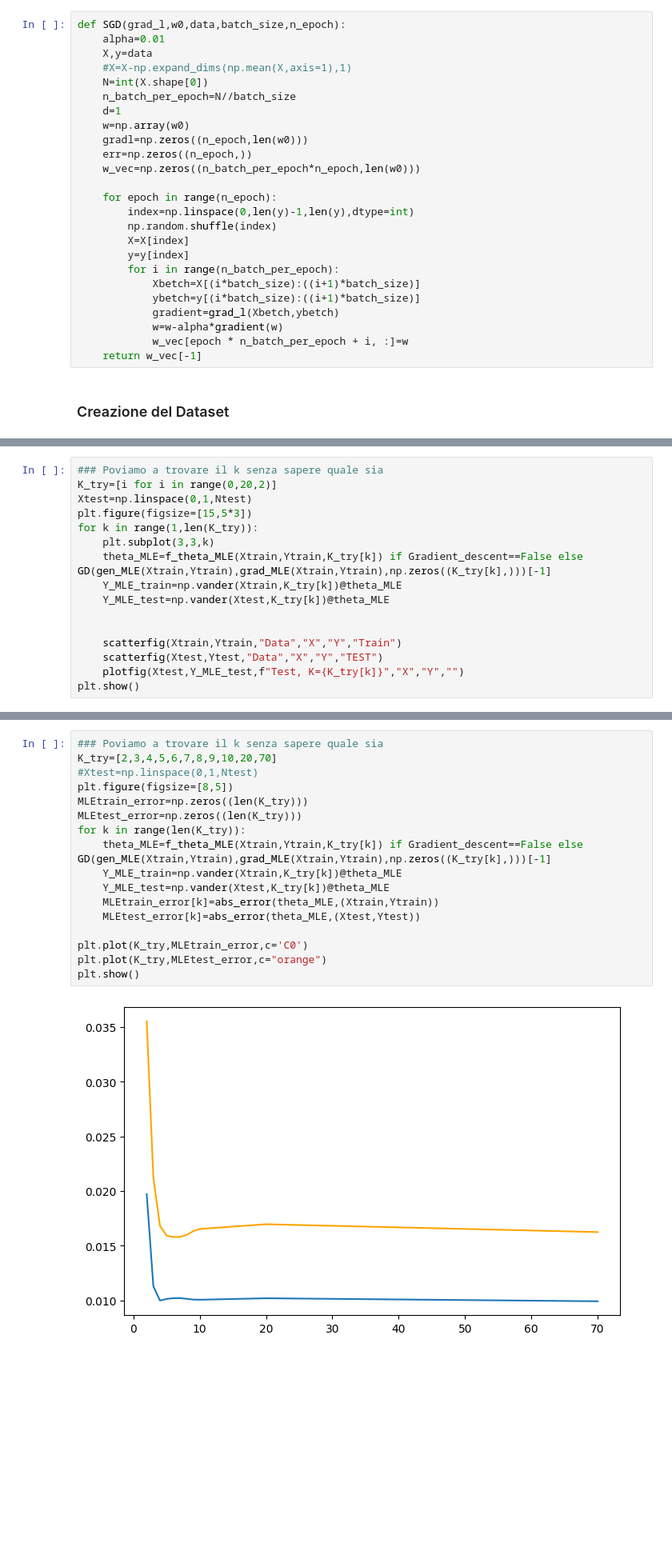
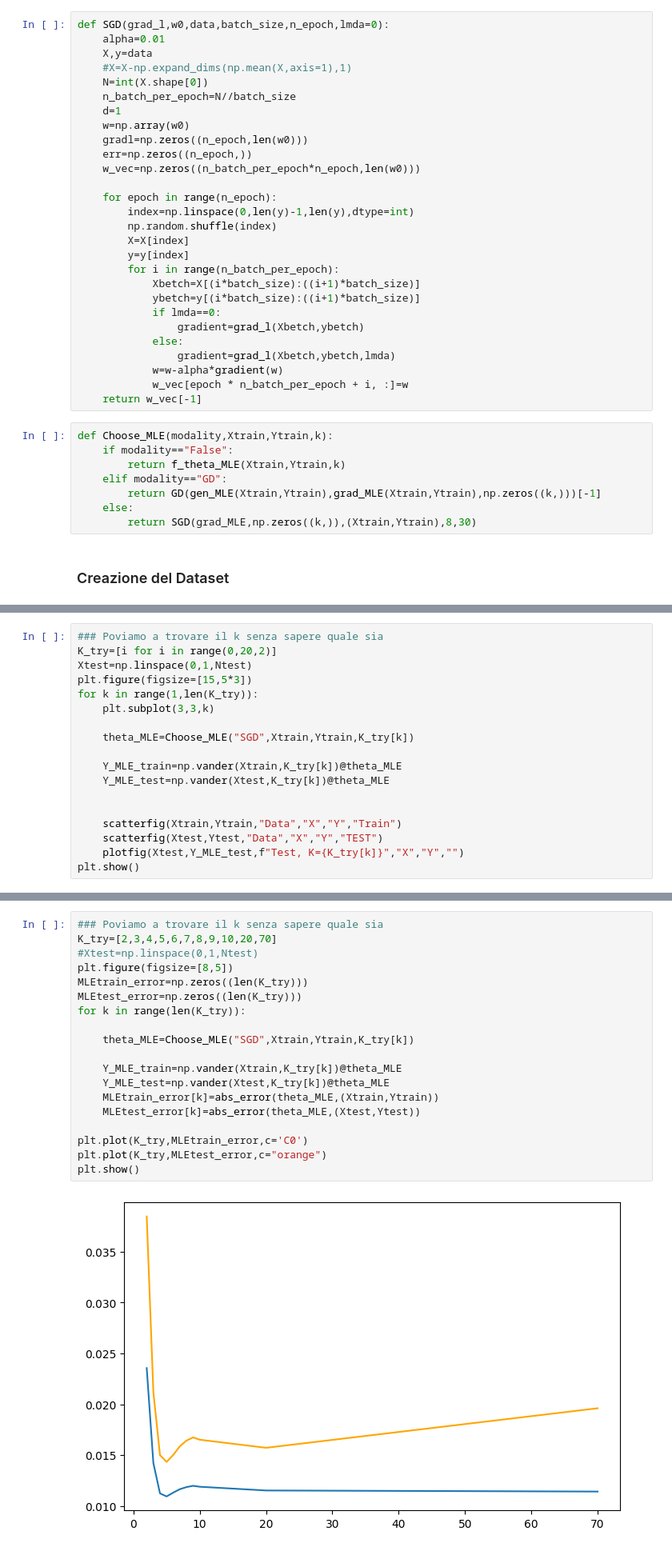
Before and after one commit to francesco-source/Artificial-Intelligence-UNIBO, a Jupyter notebook: Statistical_and_mathematical_methods_for_AI/Exercises/Esercizio4.ipynb, the cells around one changed output, grey strips where cells are left out. Shown at 80% size. Drawn from its saved outputs; the diff is of its cells as text; blank space fills up the shorter version.

```diff
--- a/Statistical_and_mathematical_methods_for_AI/Exercises/Esercizio4.ipynb
+++ b/Statistical_and_mathematical_methods_for_AI/Exercises/Esercizio4.ipynb
@@ -115,7 +115,7 @@ def GD(f,grad_f,x0,tolf=10e-6,tolx=10e-6,kmax=100,a=True,lamda=0):
 
     return x
 # %%
-def SGD(grad_l,w0,data,batch_size,n_epoch):
+def SGD(grad_l,w0,data,batch_size,n_epoch,lmda=0):
     alpha=0.01
     X,y=data
     #X=X-np.expand_dims(np.mean(X,axis=1),1)
@@ -135,10 +135,21 @@ def SGD(grad_l,w0,data,batch_size,n_epoch):
         for i in range(n_batch_per_epoch):
             Xbetch=X[(i*batch_size):((i+1)*batch_size)]
             ybetch=y[(i*batch_size):((i+1)*batch_size)]
-            gradient=grad_l(Xbetch,ybetch)
+            if lmda==0:
+                gradient=grad_l(Xbetch,ybetch)
+            else:
+                gradient=grad_l(Xbetch,ybetch,lmda)
             w=w-alpha*gradient(w)
             w_vec[epoch * n_batch_per_epoch + i, :]=w
     return w_vec[-1]
+# %%
+def Choose_MLE(modality,Xtrain,Ytrain,k):
+    if modality=="False":
+        return f_theta_MLE(Xtrain,Ytrain,k)
+    elif modality=="GD":
+        return GD(gen_MLE(Xtrain,Ytrain),grad_MLE(Xtrain,Ytrain),np.zeros((k,)))[-1]
+    else:
+        return SGD(grad_MLE,np.zeros((k,)),(Xtrain,Ytrain),8,30)
 # %% [markdown]
 ### Creazione del Dataset
 # %%
@@ -175,7 +187,9 @@ Xtest=np.linspace(0,1,Ntest)
 plt.figure(figsize=[15,5*3])
 for k in range(1,len(K_try)):
     plt.subplot(3,3,k)
-    theta_MLE=f_theta_MLE(Xtrain,Ytrain,K_try[k]) if Gradient_descent==False else GD(gen_MLE(Xtrain,Ytrain),grad_MLE(Xtrain,Ytrain),np.zeros((K_try[k],)))[-1]
+
+    theta_MLE=Choose_MLE("SGD",Xtrain,Ytrain,K_try[k])
+
     Y_MLE_train=np.vander(Xtrain,K_try[k])@theta_MLE
     Y_MLE_test=np.vander(Xtest,K_try[k])@theta_MLE
 
@@ -191,22 +205,24 @@ plt.show()
 # %%
 ### Poviamo a trovare il k senza sapere quale sia
 K_try=[2,3,4,5,6,7,8,9,10,20,70]
 #Xtest=np.linspace(0,1,Ntest)
 plt.figure(figsize=[8,5])
 MLEtrain_error=np.zeros((len(K_try)))
 MLEtest_error=np.zeros((len(K_try)))
 for k in range(len(K_try)):
-    theta_MLE=f_theta_MLE(Xtrain,Ytrain,K_try[k]) if Gradient_descent==False else GD(gen_MLE(Xtrain,Ytrain),grad_MLE(Xtrain,Ytrain),np.zeros((K_try[k],)))[-1]
+
+    theta_MLE=Choose_MLE("SGD",Xtrain,Ytrain,K_try[k])
+
     Y_MLE_train=np.vander(Xtrain,K_try[k])@theta_MLE
     Y_MLE_test=np.vander(Xtest,K_try[k])@theta_MLE
     MLEtrain_error[k]=abs_error(theta_MLE,(Xtrain,Ytrain))
     MLEtest_error[k]=abs_error(theta_MLE,(Xtest,Ytest))
 
 plt.plot(K_try,MLEtrain_error,c='C0')
 plt.plot(K_try,MLEtest_error,c="orange")
 plt.show()
 # %% [output]
-[figure, old version]
+[figure, new version]
 # %% [markdown]
 ###  Write a function that takes as input the training data D = (X, Y ), K and λ > 0 and returns the MAP solution (with Gaussian assumption) θMAP ∈ R K for that problem. Note that the loss function can be optimized by GD, SGD or Normal Equations
 # %%
```
Also changed, not shown: parts of 12 cells of this notebook, 2 other files.
